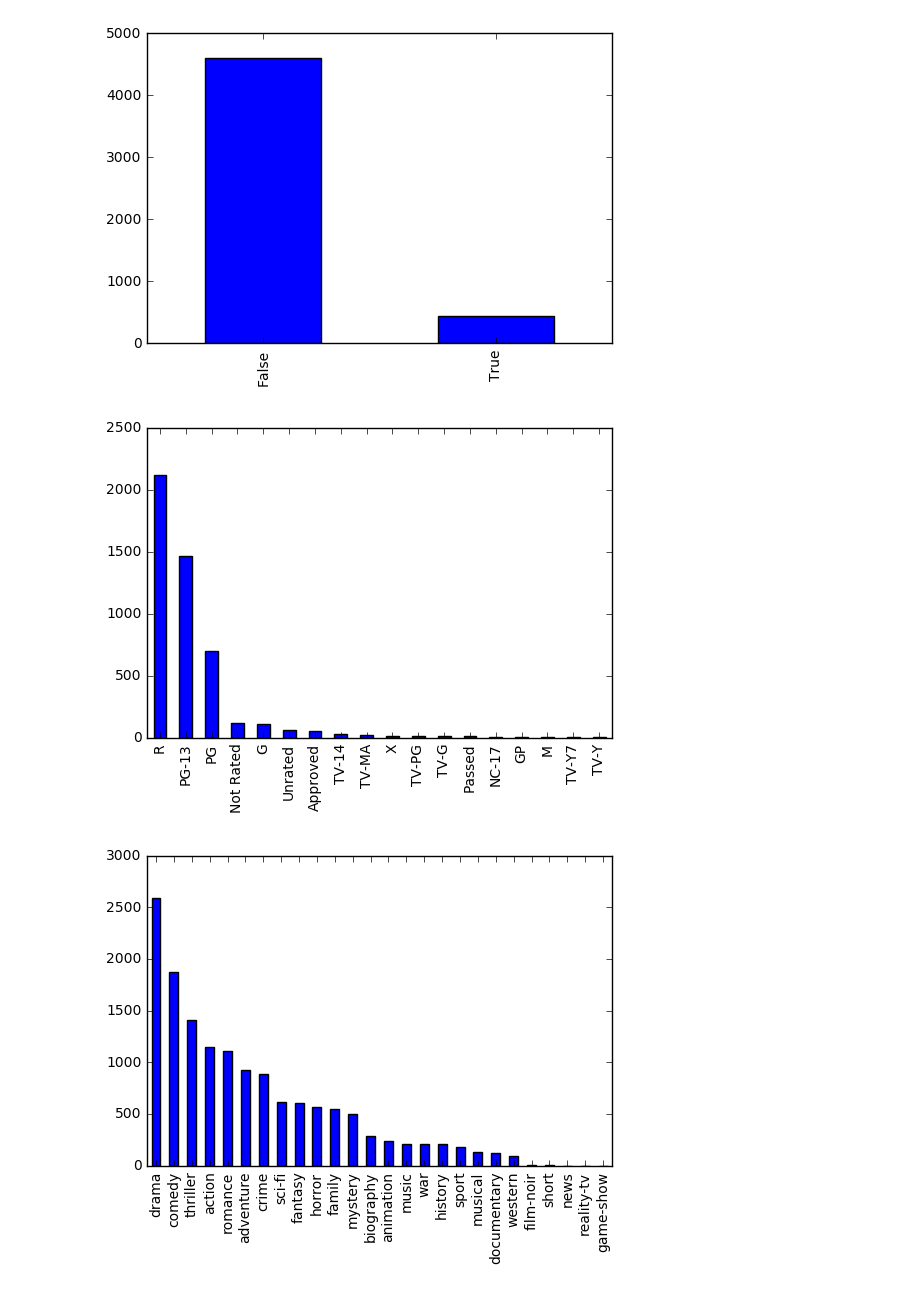
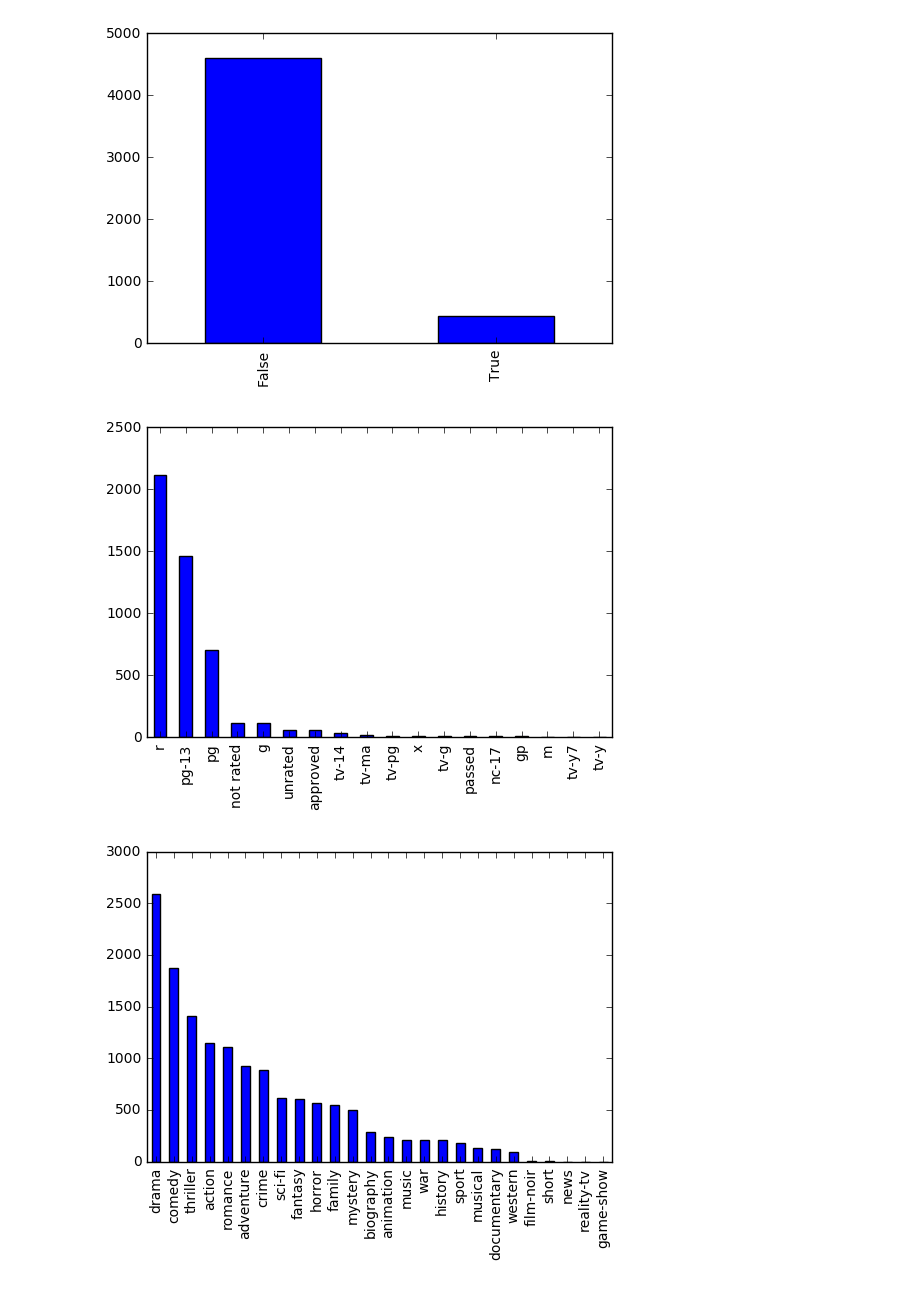
Before and after one commit to anoopctkm/machine-learning, a Jupyter notebook: projects/capstone/notebook.ipynb, the cells around one changed output. Drawn from its saved outputs; the diff is of its cells as text; code cells hidden in the pictures.

Commit message:
Add dummies for content ratings

```diff
--- a/projects/capstone/notebook.ipynb
+++ b/projects/capstone/notebook.ipynb
@@ -114,10 +112,11 @@ utility.count_plot(imdb.usa)
 utility.count_plot(imdb.uk)
 # %% [output]
 [figure]
-# %%
-utility.count_plot(imdb.content_rating)
-# %% [output]
-[figure, removed]
+# %%
+rating_dummies = pd.melt(imdb.ix[:, 'approved':'x'])
+utility.count_plot(rating_dummies.variable[rating_dummies.value == 1])
+# %% [output]
+[figure, added]
 # %%
 # Visualise counts of genres
 genre_dummies = pd.melt(imdb.ix[:, 'action':'western'])
```
Also changed, not shown: parts of 4 cells of this notebook, 1 other file.
